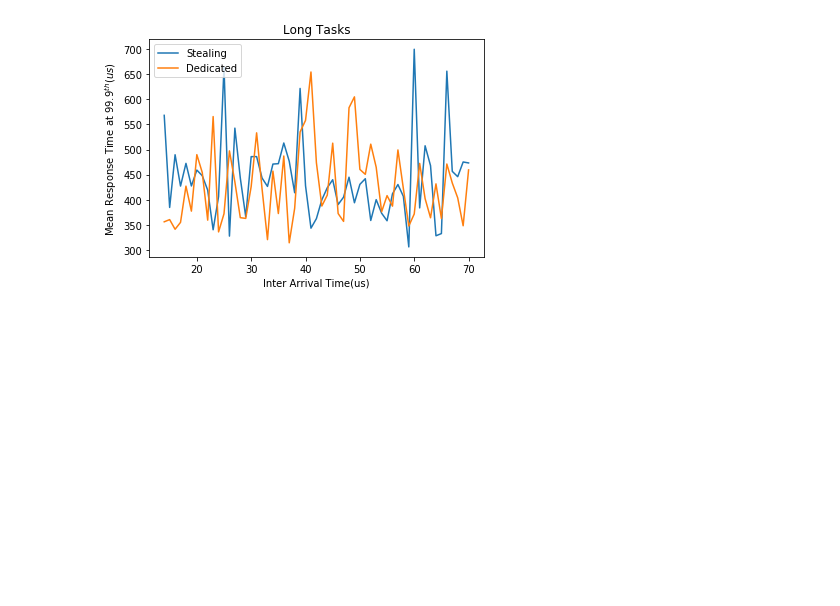
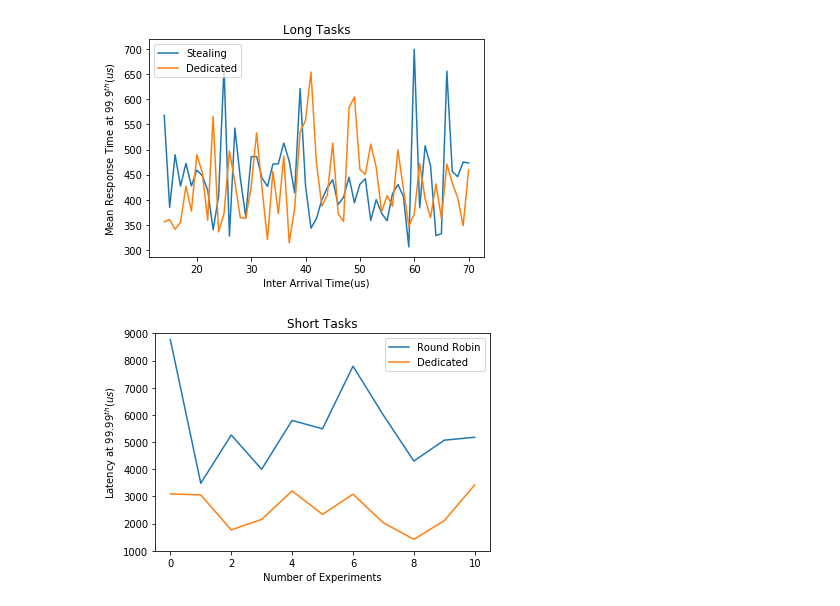
Before and after one commit to sarsanaee/mq_simulation, a Jupyter notebook: simul_steal.ipynb, the cells around one changed output. Saved outputs shown, nothing was run; the diff lists cells and outputs as text; code cells hidden in the pictures; blank space fills up the shorter version.

Commit message:
some real experiments

```diff
--- a/simul_steal.ipynb
+++ b/simul_steal.ipynb
@@ -173,3 +173,31 @@ plt.show()
 # %% [output]
 157 157
 [figure]
+# %%
+fig, ax = plt.subplots()
+
+x = numpy.arange(11)
+# y = data_log[0]
+
+default99 = [931.6, 900.2, 932.3, 928.2, 917.0, 911.8, 947.1, 900.8, 923.0, 933.6, 941.9]
+default999 = [2308.7, 1528.7, 1623.5, 1529.9, 1576.1, 1461.5, 1705.5, 1472.8, 1493.8, 1612.4, 1856.2]
+default9999 = [8771.5, 3484.1, 5260.9, 4000.6, 5796.7, 5487.2, 7791.7, 5991.8, 4301.4, 5070.1, 5177.0]
+
+improved99 = [887.5, 867.1, 861.9, 866.4, 853.2, 867.7, 862.5, 864.8, 861.3, 861.6, 868.6]
+improved999 = [1429.2, 1336.9, 1116.2, 1186.5, 1303.1, 1182.9, 1420.1, 1174.6, 1051.0, 1181.4, 1385.7]
+improved9999 = [3092.7, 3055.1, 1770.2, 2154.7, 3202.5, 2340.8, 3081.4, 2028.9, 1420.9, 2110.0, 3424.2]
+
+# storage_steal = numpy.array(storage_steal)
+# storage_without_steal = numpy.array(storage_without_steal)
+ax.plot(x, default9999, label='Round Robin')
+ax.plot(x, improved9999, label='Dedicated')
+
+ax.set_xlabel('Number of Experiments')
+ax.set_ylabel('Latency at $99.99^{th}(us)$')
+ax.set_ylim((1000,9000))
+ax.legend()
+ax.set_title(r'Short Tasks')
+plt.savefig('plots/dedicated_nic_9999.png', bbox_inches='tight', dpi=300)
+plt.show()
+# %% [output]
+[figure, added]
```
Also changed, not shown: parts of 4 cells of this notebook, 4 other files.
